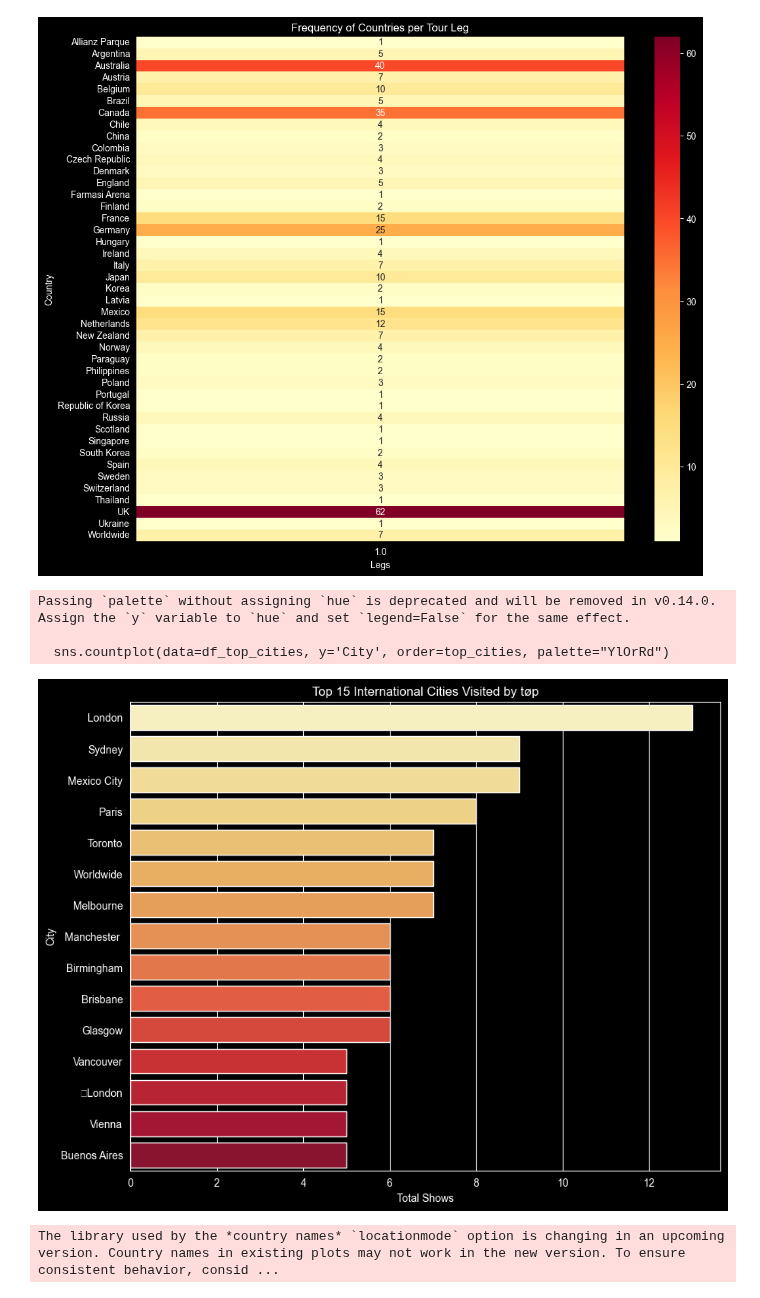
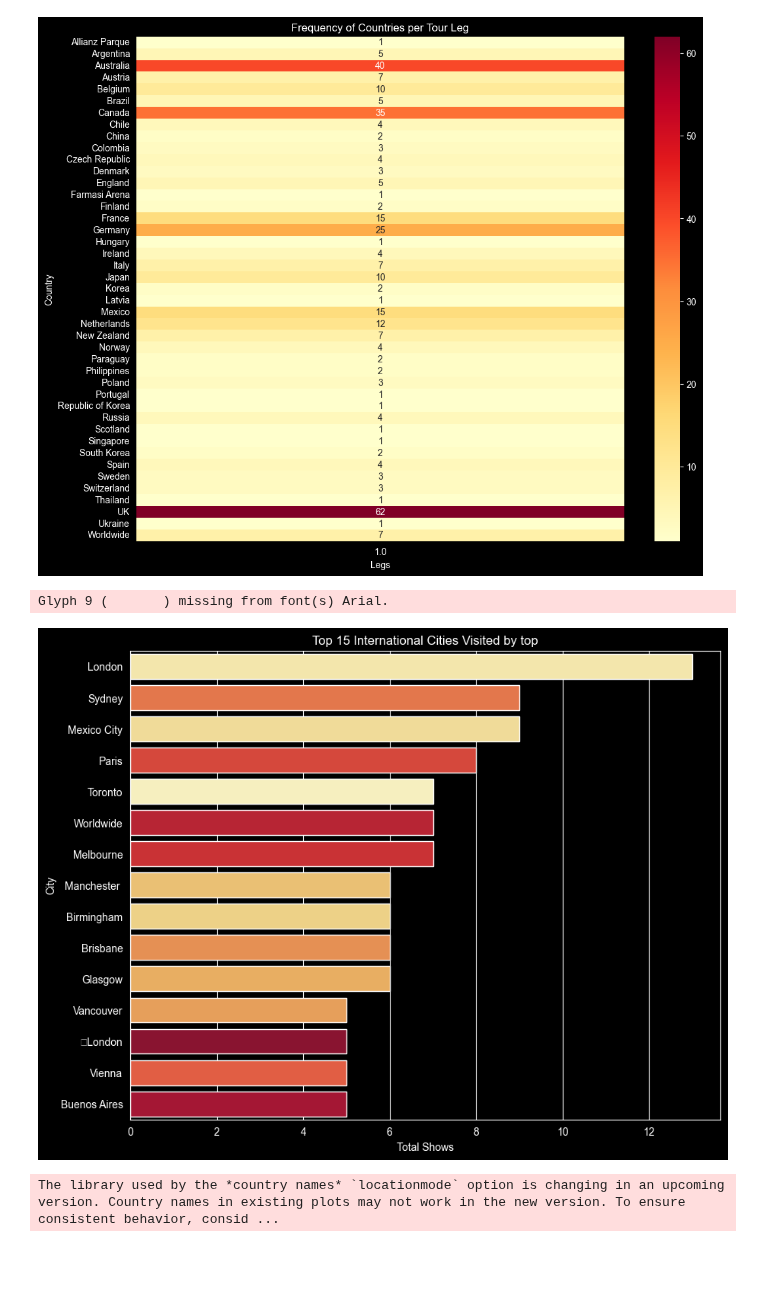
Before and after one commit to MeredithClikkie/torchbearerlab.github.io, a Jupyter notebook: TØPTourStops.ipynb, the cells around one changed output. Drawn from its saved outputs; the diff is of its cells as text; code cells hidden in the pictures; blank space fills up the shorter version.

```diff
--- a/TØPTourStops.ipynb
+++ b/TØPTourStops.ipynb
@@ -325,19 +309,17 @@ plt.show()
 # %%
 # Get top 15 cities excluding the US
 top_cities = df_filtered['City'].value_counts().nlargest(15).index
 df_top_cities = df_filtered[df_filtered['City'].isin(top_cities)]
 
 plt.figure(figsize=(10, 8))
-sns.countplot(data=df_top_cities, y='City', order=top_cities, palette="YlOrRd")
+sns.countplot(data=df_top_cities, y='City', order=top_cities, hue = 'City',palette="YlOrRd")
 
-plt.title('Top 15 International Cities Visited by tøp')
+plt.title('Top 15 International Cities Visited by top')
 plt.xlabel('Total Shows')
 plt.show()
 # %% [output]
-Passing `palette` without assigning `hue` is deprecated and will be removed in v0.14.0. Assign the `y` variable to `hue` and set `legend=False` for the same effect.
-
-  sns.countplot(data=df_top_cities, y='City', order=top_cities, palette="YlOrRd")
+Glyph 9 (       ) missing from font(s) Arial.
-[figure, old version]
+[figure, new version]
 # %%
 # Use .copy() to create a dedicated DataFrame
 df_usa = df1[df1['Country'] == 'USA'].copy()
```
Also changed, not shown: parts of 2 cells of this notebook.
